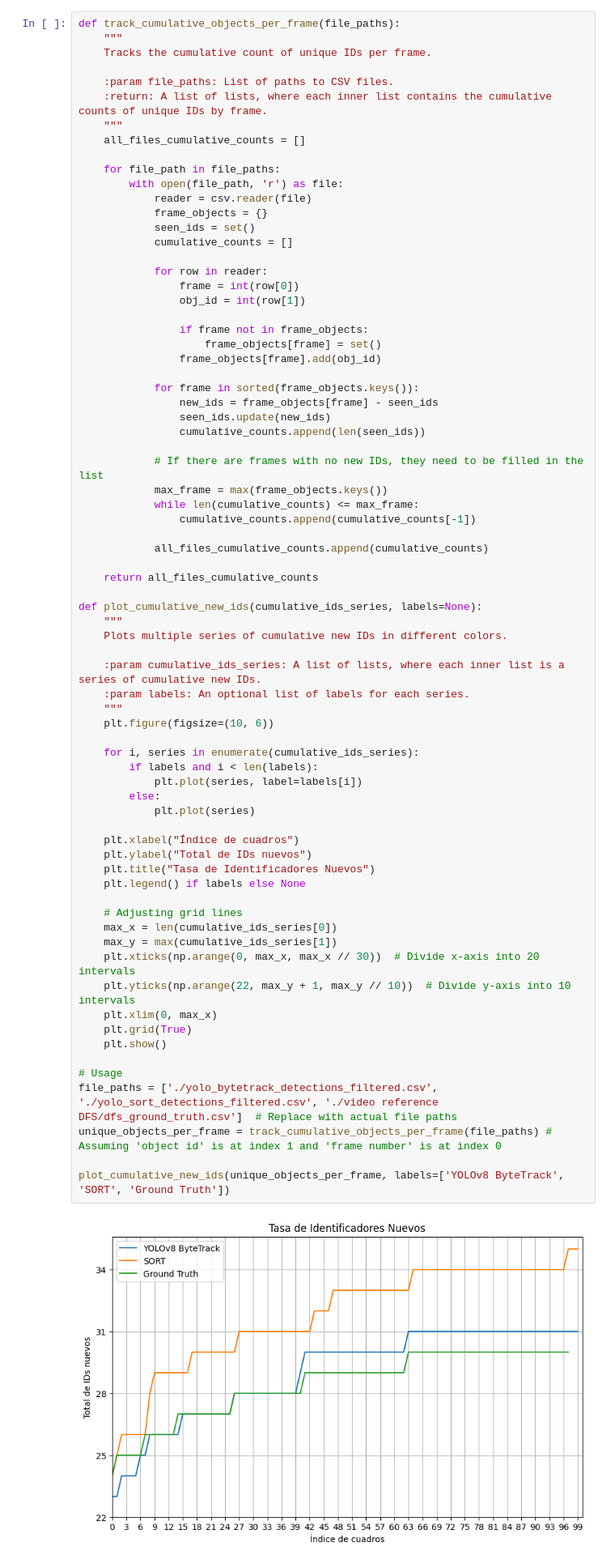
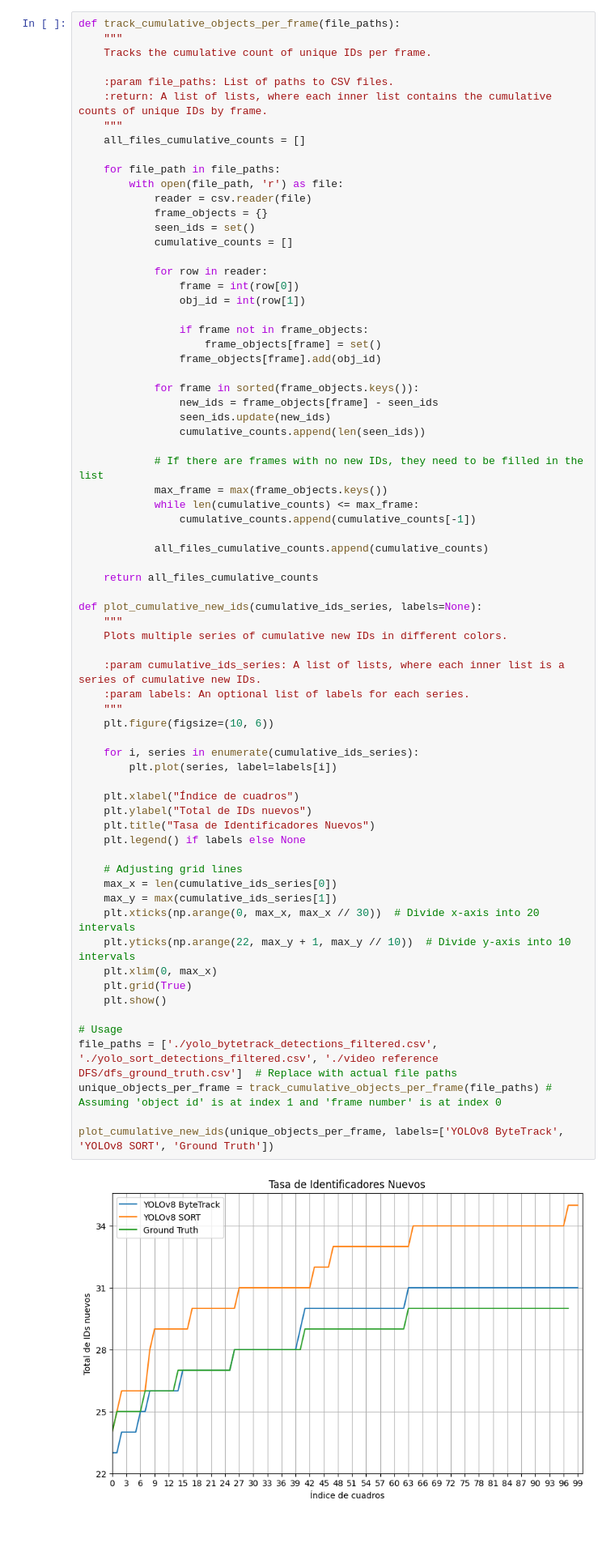
Before and after one commit to PepeLira/vehicle_video_trajectory_extractor, a Jupyter notebook: research/tracking_methods/Benchmarking_de_seguimiento.ipynb, the cells around one changed output. Shown: that part at 81% size. Cells and saved outputs as stored; diff of their text form; blank space fills up the shorter version.

Commit message:
fix(research): tracking benchmark fix

```diff
--- a/research/tracking_methods/Benchmarking_de_seguimiento.ipynb
+++ b/research/tracking_methods/Benchmarking_de_seguimiento.ipynb
@@ -267,39 +267,36 @@ def track_cumulative_objects_per_frame(file_paths):
 def plot_cumulative_new_ids(cumulative_ids_series, labels=None):
     """
     Plots multiple series of cumulative new IDs in different colors.
 
     :param cumulative_ids_series: A list of lists, where each inner list is a series of cumulative new IDs.
     :param labels: An optional list of labels for each series.
     """
     plt.figure(figsize=(10, 6))
 
     for i, series in enumerate(cumulative_ids_series):
-        if labels and i < len(labels):
-            plt.plot(series, label=labels[i])
-        else:
-            plt.plot(series)
+        plt.plot(series, label=labels[i])
 
     plt.xlabel("Índice de cuadros")
     plt.ylabel("Total de IDs nuevos")
     plt.title("Tasa de Identificadores Nuevos")
     plt.legend() if labels else None
 
     # Adjusting grid lines
     max_x = len(cumulative_ids_series[0])
     max_y = max(cumulative_ids_series[1])
     plt.xticks(np.arange(0, max_x, max_x // 30))  # Divide x-axis into 20 intervals
     plt.yticks(np.arange(22, max_y + 1, max_y // 10))  # Divide y-axis into 10 intervals
     plt.xlim(0, max_x)
     plt.grid(True)
     plt.show()
 
 # Usage
 file_paths = ['./yolo_bytetrack_detections_filtered.csv', './yolo_sort_detections_filtered.csv', './video reference DFS/dfs_ground_truth.csv']  # Replace with actual file paths
 unique_objects_per_frame = track_cumulative_objects_per_frame(file_paths) # Assuming 'object id' is at index 1 and 'frame number' is at index 0
 
-plot_cumulative_new_ids(unique_objects_per_frame, labels=['YOLOv8 ByteTrack', 'SORT', 'Ground Truth'])
+plot_cumulative_new_ids(unique_objects_per_frame, labels=['YOLOv8 ByteTrack', 'YOLOv8 SORT', 'Ground Truth'])
 # %% [output]
-[figure, old version]
+[figure, new version]
 # %% [markdown]
 ## Metricas MOT16
 # %%
```
Also changed, not shown: parts of 2 cells of this notebook.
